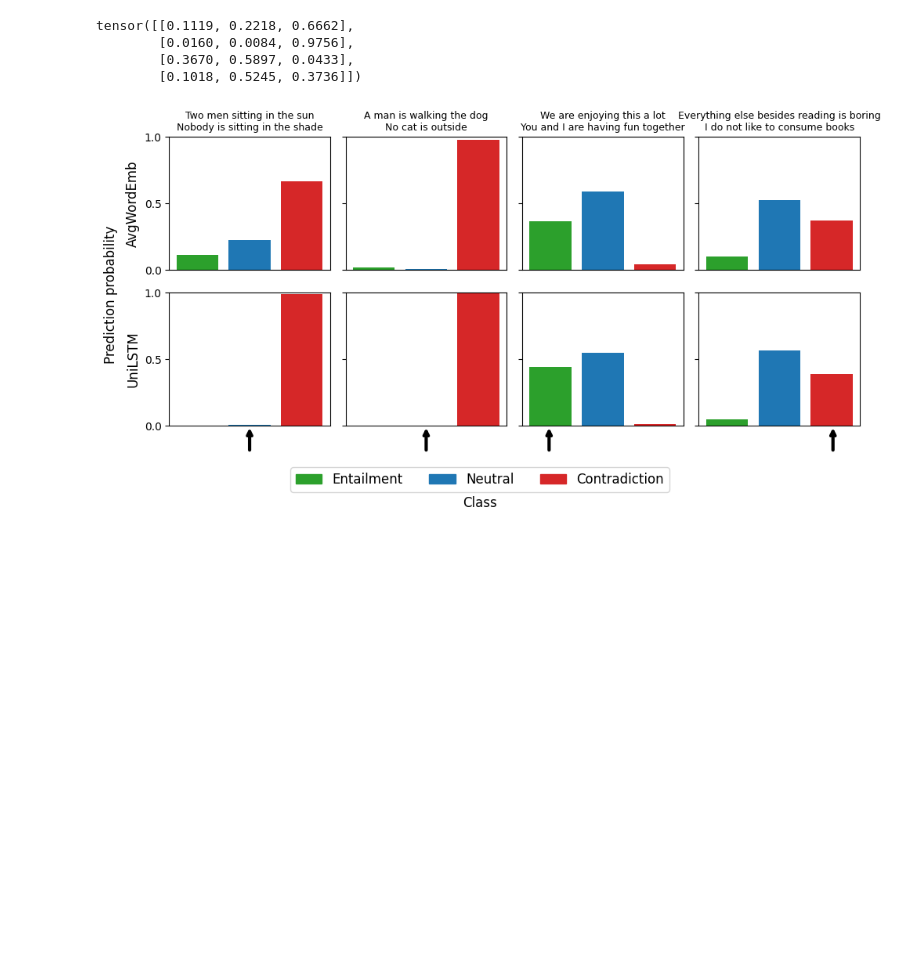
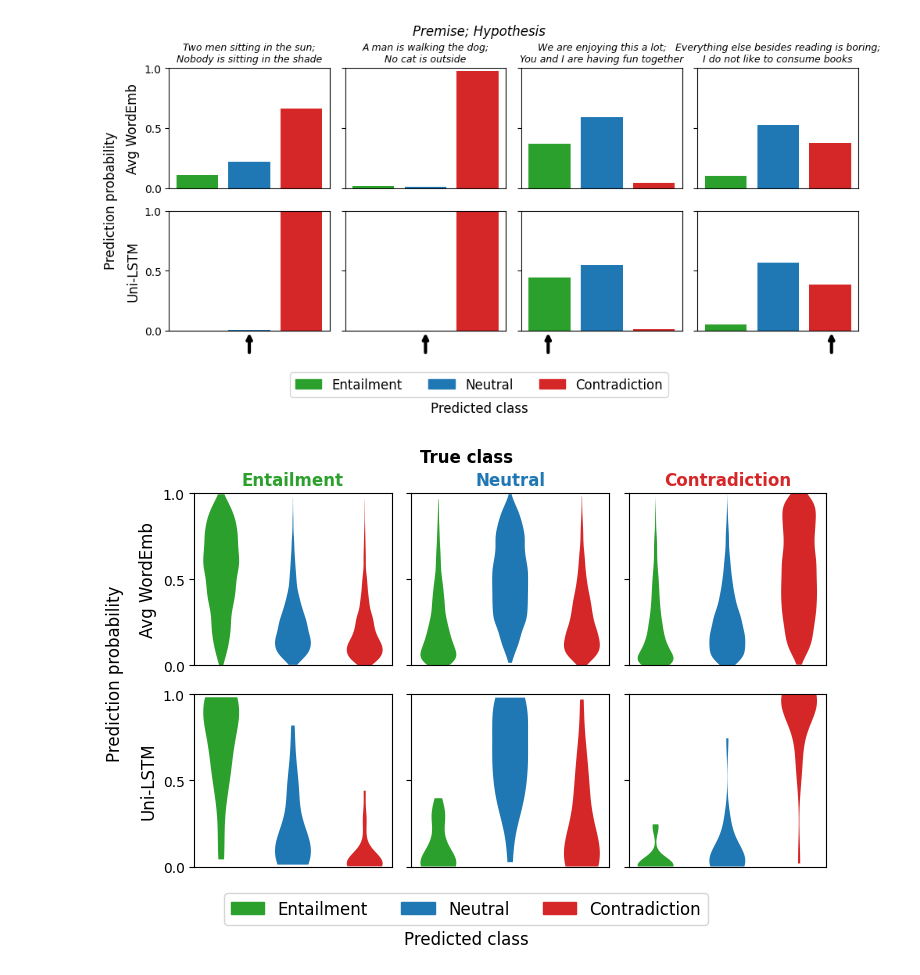
Before and after one commit to elidub/NLI-old, a Jupyter notebook: analysis.ipynb, the cells around one changed output. Drawn from its saved outputs; the diff is of its cells as text; code cells hidden in the pictures; blank space fills up the shorter version.

Commit message:
violin

```diff
--- a/analysis.ipynb
+++ b/analysis.ipynb
@@ -56,10 +3,0 @@ predict_data
-# %%
-# load preds
-_, version_path = find_checkpoint(args.ckpt_path, args.version)
-preds = torch.load(os.path.join(version_path, 'preds.pt'))
-preds
-# %% [output]
-tensor([[0.1119, 0.2218, 0.6662],
-        [0.0160, 0.0084, 0.9756],
-        [0.3670, 0.5897, 0.0433],
-        [0.1018, 0.5245, 0.3736]])
@@ -68,41 +3,0 @@ models ={'avg_word_emb': 'AvgWordEmb', 'uni_lstm': 'UniLSTM'}#, 'bi_lstm': 'BiLS
-# %%
-size = 2.5
-colors = {'Entailment' : 'tab:green', 'Neutral' : 'tab:blue', 'Contradiction' : 'tab:red'}
-label_dict = {0 : 1/6, 1 : 0.5, 2 : 5/6}
-
-n_pred = len(predict_data['label'])
-n_models = len(models)
-labels = list(colors.keys())
-
-fig, axs = plt.subplots(n_models, n_pred, figsize=(n_pred*size, n_models*size), sharey=True, sharex=True)
-
-x = np.arange(3)
-for row_i, model in enumerate(models.keys()):
-    _, version_path = find_checkpoint(model, args.version)
-    preds =  torch.load(os.path.join(version_path, 'preds.pt'))
-    for col_i, (pred, ax) in enumerate(zip(preds, axs[row_i])):
-        ax.bar(x, pred, color = list(colors.values()))
-        ax.set_xticks([])
-        ax.set_yticks([0, 0.5, 1])
-        ax.set_ylim(0, 1)
-        label = label_dict[predict_data['label'][col_i]]
-
-        if col_i == 0:
-            ax.set_ylabel(models[model], size = 12)
-        if row_i == 0:
-            ax.set_title(f"{predict_data['premise'][col_i]}\n{predict_data['hypothesis'][col_i]}", size = 9)
-        if row_i == n_models-1:
-            ax.annotate('', xy=(label, -0.), xycoords='axes fraction', xytext=(label, -0.2),
-                    arrowprops=dict(arrowstyle="->", color='black', lw=3))
-
-handles = [plt.Rectangle((0,0),1,1, color=colors[label]) for label in labels]
-fig.legend(handles, labels, loc='lower center', prop={'size': 12}, ncol=3, bbox_to_anchor=(0.5, -0.02))
-
-fig.supylabel('Prediction probability')
-fig.supxlabel('Class', y = -0.05)
-
-plt.tight_layout()
-
-plt.show()
-# %% [output]
-[figure, removed]
@@ -108,0 +12,12 @@ plt.show()
+# %%
+plots = PlotResults(
+    models = ['avg_word_emb', 'uni_lstm'],
+    versions = ['version_0', 'version_0'],
+)
+# %%
+plots.plot_examples().show()
+
+plots.plot_violin().show()
+# %% [output]
+[figure, added]
+[figure, added]
```
Also changed, not shown: parts of 5 cells of this notebook, 19 other files.
